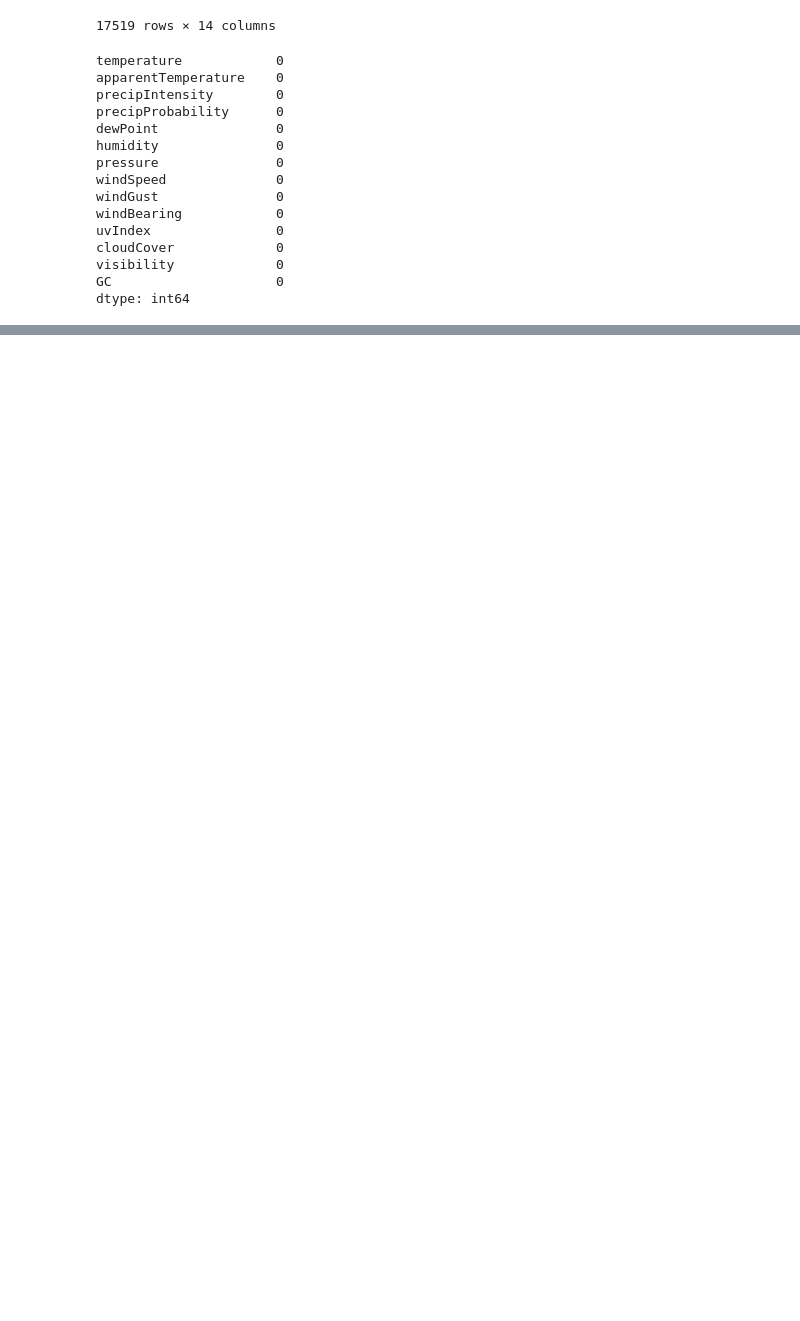
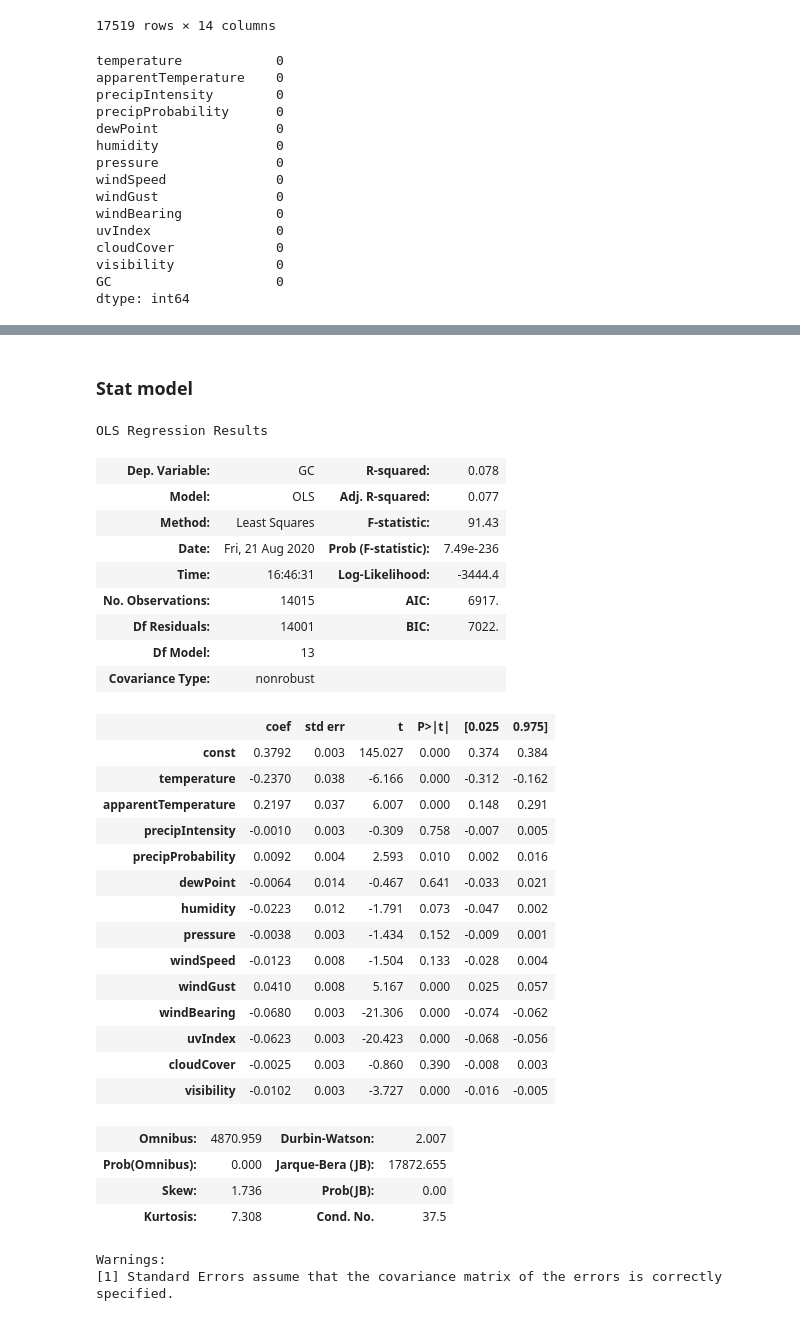
Before and after one commit to baigalmaa-baatar/Predict-energy-consumption, a Jupyter notebook: modeling/time-series ver01.ipynb, the cells around one changed output, grey strips where cells are left out. Saved outputs shown, nothing was run; the diff lists cells and outputs as text; code cells hidden in the pictures; blank space fills up the shorter version.

```diff
--- a/time-series ver01.ipynb
+++ b/modeling/time-series ver01.ipynb
@@ -113,0 +276,39 @@ dtype: int64
+# %% [markdown]
+### Stat model
+# %%
+import statsmodels.api as sm
+
+model = sm.OLS(Y_train, sm.add_constant(X_train)).fit()
+model.summary()
+# %% [output]
+OLS Regression Results
+| Dep. Variable: | GC | R-squared: | 0.078 |
+| Model: | OLS | Adj. R-squared: | 0.077 |
+| Method: | Least Squares | F-statistic: | 91.43 |
+| Date: | Fri, 21 Aug 2020 | Prob (F-statistic): | 7.49e-236 |
+| Time: | 16:46:31 | Log-Likelihood: | -3444.4 |
+| No. Observations: | 14015 | AIC: | 6917. |
+| Df Residuals: | 14001 | BIC: | 7022. |
+| Df Model: | 13 |  |  |
+| Covariance Type: | nonrobust |  |  |
+|  | coef | std err | t | P>|t| | [0.025 | 0.975] |
+| const | 0.3792 | 0.003 | 145.027 | 0.000 | 0.374 | 0.384 |
+| temperature | -0.2370 | 0.038 | -6.166 | 0.000 | -0.312 | -0.162 |
+| apparentTemperature | 0.2197 | 0.037 | 6.007 | 0.000 | 0.148 | 0.291 |
+| precipIntensity | -0.0010 | 0.003 | -0.309 | 0.758 | -0.007 | 0.005 |
+| precipProbability | 0.0092 | 0.004 | 2.593 | 0.010 | 0.002 | 0.016 |
+| dewPoint | -0.0064 | 0.014 | -0.467 | 0.641 | -0.033 | 0.021 |
+| humidity | -0.0223 | 0.012 | -1.791 | 0.073 | -0.047 | 0.002 |
+| pressure | -0.0038 | 0.003 | -1.434 | 0.152 | -0.009 | 0.001 |
+| windSpeed | -0.0123 | 0.008 | -1.504 | 0.133 | -0.028 | 0.004 |
+| windGust | 0.0410 | 0.008 | 5.167 | 0.000 | 0.025 | 0.057 |
+| windBearing | -0.0680 | 0.003 | -21.306 | 0.000 | -0.074 | -0.062 |
+| uvIndex | -0.0623 | 0.003 | -20.423 | 0.000 | -0.068 | -0.056 |
+| cloudCover | -0.0025 | 0.003 | -0.860 | 0.390 | -0.008 | 0.003 |
+| visibility | -0.0102 | 0.003 | -3.727 | 0.000 | -0.016 | -0.005 |
+| Omnibus: | 4870.959 | Durbin-Watson: | 2.007 |
+| Prob(Omnibus): | 0.000 | Jarque-Bera (JB): | 17872.655 |
+| Skew: | 1.736 | Prob(JB): | 0.00 |
+| Kurtosis: | 7.308 | Cond. No. | 37.5 |
+Warnings:
+[1] Standard Errors assume that the covariance matrix of the errors is correctly specified.
```
Also changed, not shown: parts of 19 cells of this notebook, 1 other file.
